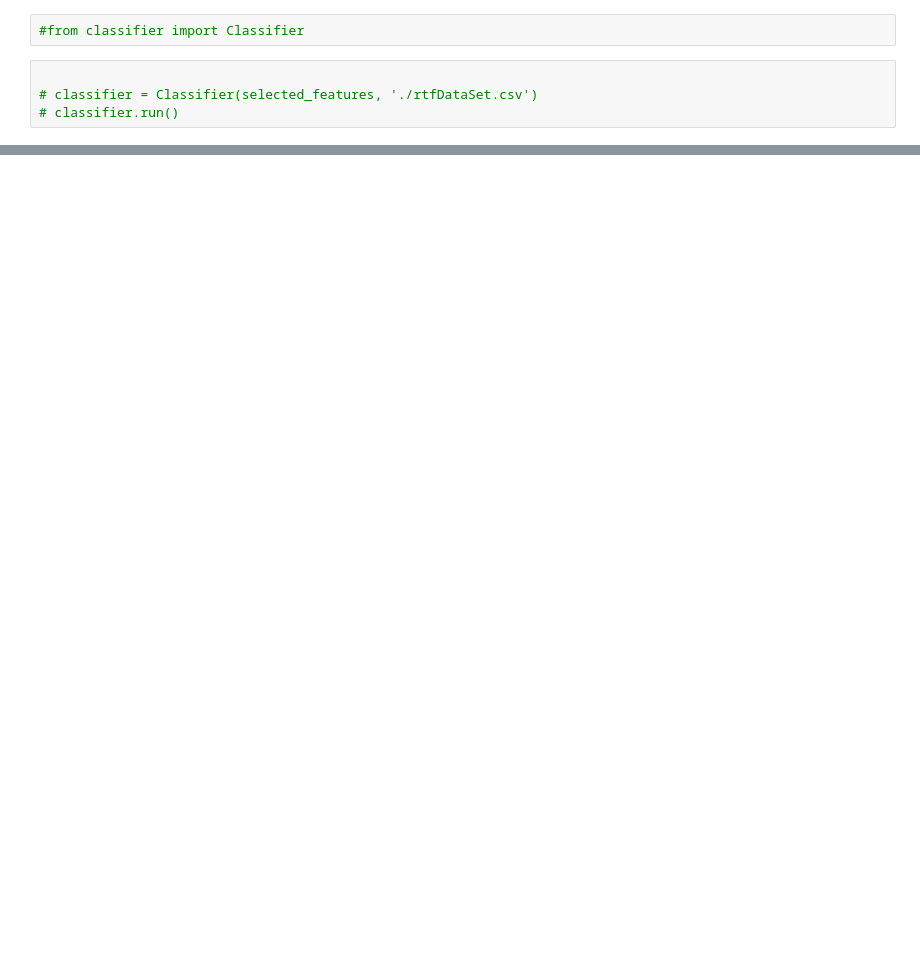
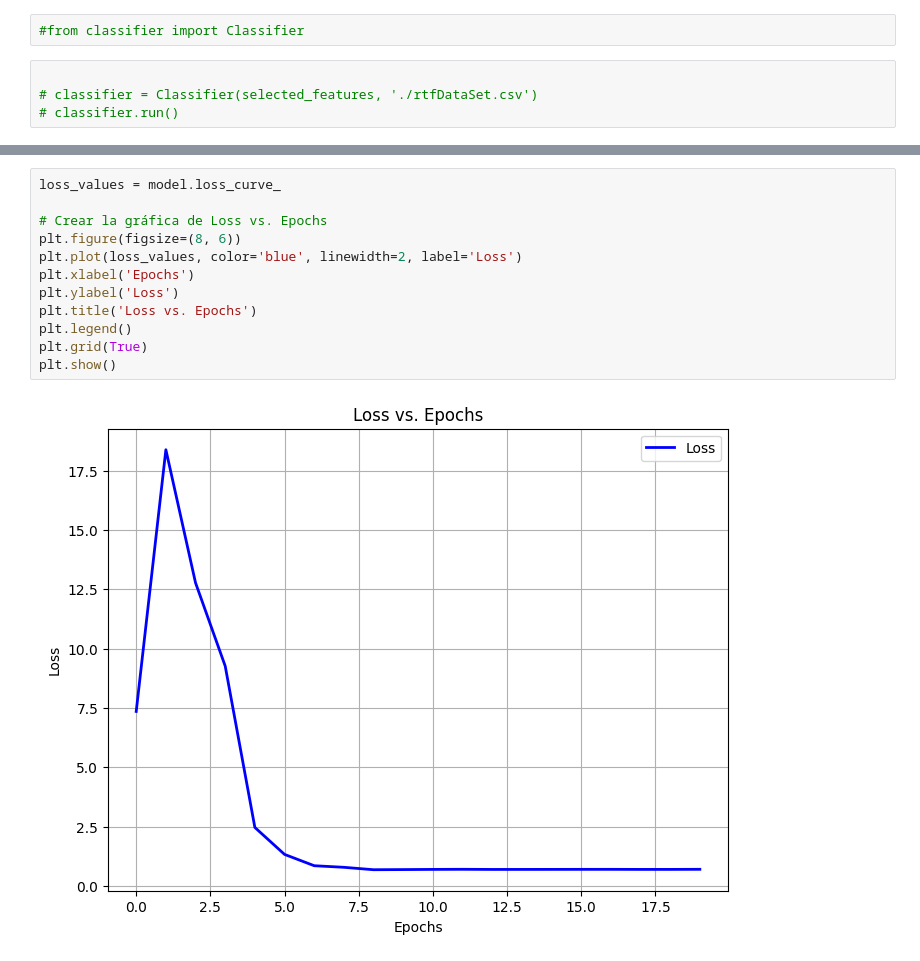
Before and after one commit to joeldelcastillo/p7-ann, a Jupyter notebook: main.ipynb, the cells around one changed output, grey strips where cells are left out. Saved outputs shown, nothing was run; the diff lists cells and outputs as text; blank space fills up the shorter version.

Commit message:
DataFrame topologies, loss and loss graphic

```diff
--- a/main.ipynb
+++ b/main.ipynb
@@ -279,0 +466,14 @@ AttributeError: 'DataFrame' object has no attribute 'append'
+# %%
+loss_values = model.loss_curve_
+
+# Crear la gráfica de Loss vs. Epochs
+plt.figure(figsize=(8, 6))
+plt.plot(loss_values, color='blue', linewidth=2, label='Loss')
+plt.xlabel('Epochs')
+plt.ylabel('Loss')
+plt.title('Loss vs. Epochs')
+plt.legend()
+plt.grid(True)
+plt.show()
+# %% [output]
+[figure, added]
```
Also changed, not shown: parts of 7 cells of this notebook.
